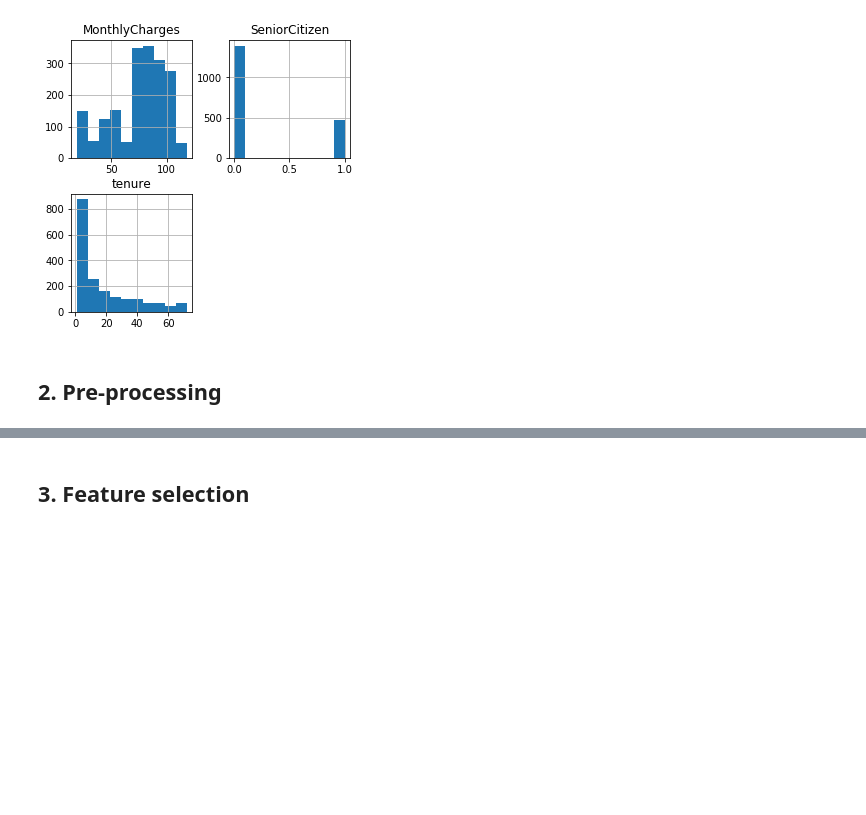
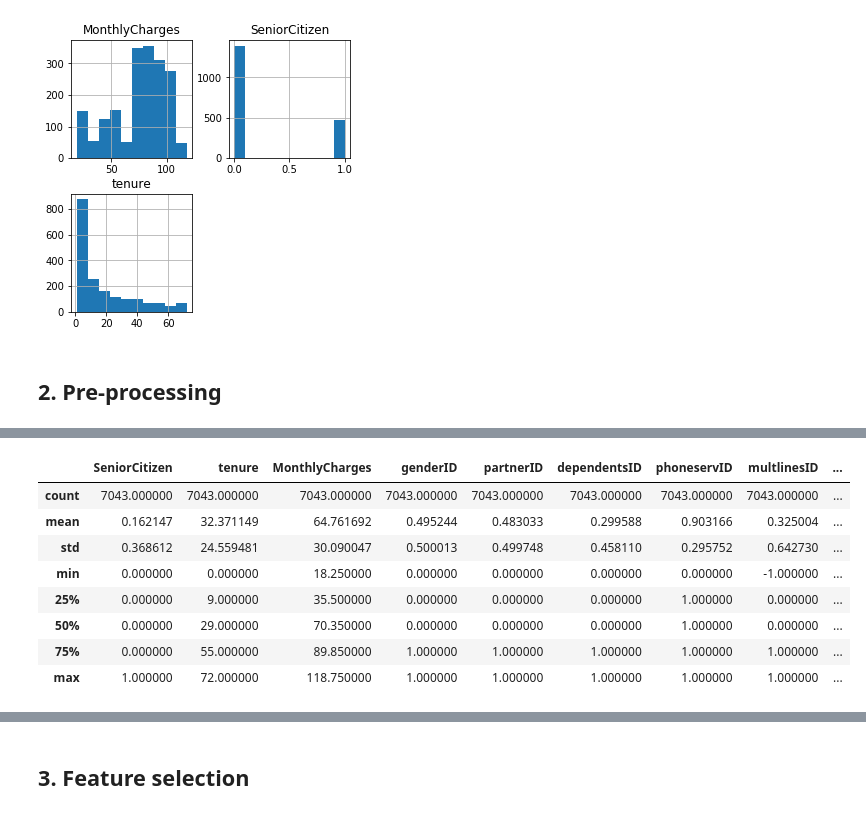
Before and after one commit to g14r/mobile_churn, a Jupyter notebook: mobile_churn.ipynb, the cells around one changed output, grey strips where cells are left out. Cells and saved outputs as stored; diff of their text form; code cells hidden in the pictures; blank space fills up the shorter version.

```diff
--- a/mobile_churn.ipynb
+++ b/mobile_churn.ipynb
@@ -156,0 +150,13 @@ dtype: object
+# %%
+# display summary stats for numeric features
+display(df.iloc[:,:].describe())
+# %% [output]
+|  | SeniorCitizen | tenure | MonthlyCharges | genderID | partnerID | dependentsID | phoneservID | multlinesID | ... |
+| count | 7043.000000 | 7043.000000 | 7043.000000 | 7043.000000 | 7043.000000 | 7043.000000 | 7043.000000 | 7043.000000 | ... |
+| mean | 0.162147 | 32.371149 | 64.761692 | 0.495244 | 0.483033 | 0.299588 | 0.903166 | 0.325004 | ... |
+| std | 0.368612 | 24.559481 | 30.090047 | 0.500013 | 0.499748 | 0.458110 | 0.295752 | 0.642730 | ... |
+| min | 0.000000 | 0.000000 | 18.250000 | 0.000000 | 0.000000 | 0.000000 | 0.000000 | -1.000000 | ... |
+| 25% | 0.000000 | 9.000000 | 35.500000 | 0.000000 | 0.000000 | 0.000000 | 1.000000 | 0.000000 | ... |
+| 50% | 0.000000 | 29.000000 | 70.350000 | 0.000000 | 0.000000 | 0.000000 | 1.000000 | 0.000000 | ... |
+| 75% | 0.000000 | 55.000000 | 89.850000 | 1.000000 | 1.000000 | 1.000000 | 1.000000 | 1.000000 | ... |
+| max | 1.000000 | 72.000000 | 118.750000 | 1.000000 | 1.000000 | 1.000000 | 1.000000 | 1.000000 | ... |
```
Also changed, not shown: parts of 5 cells of this notebook, 1 other file.
